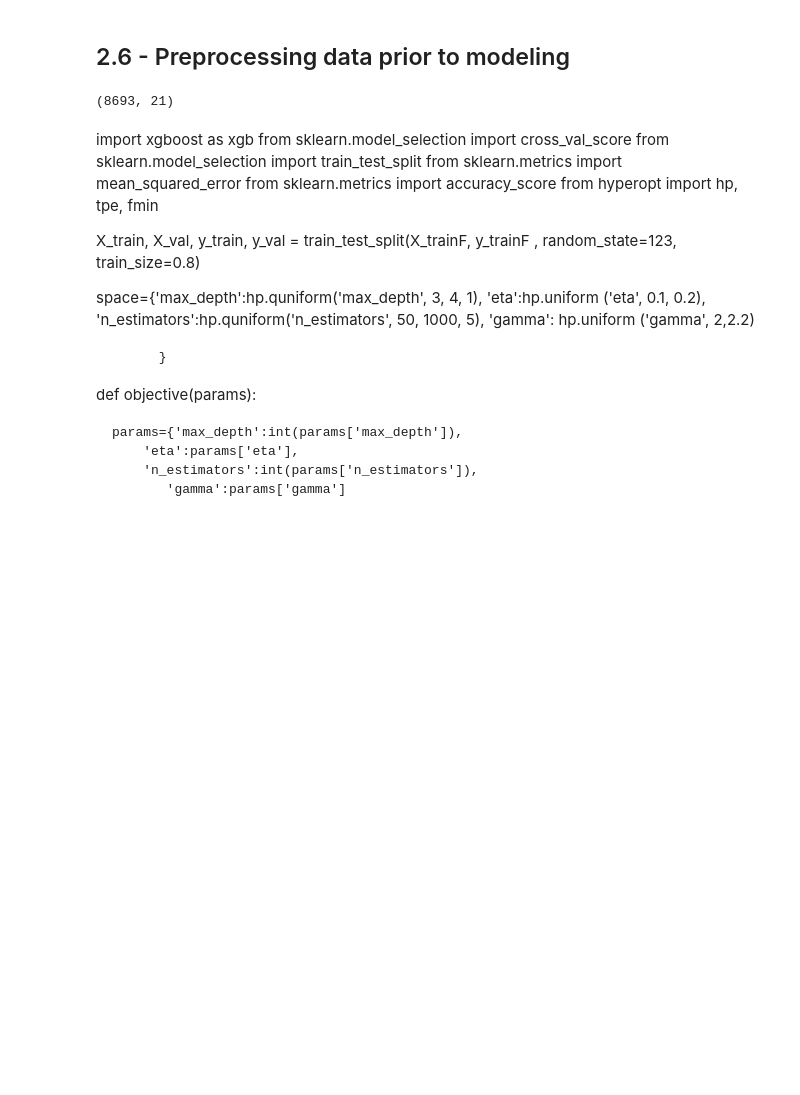
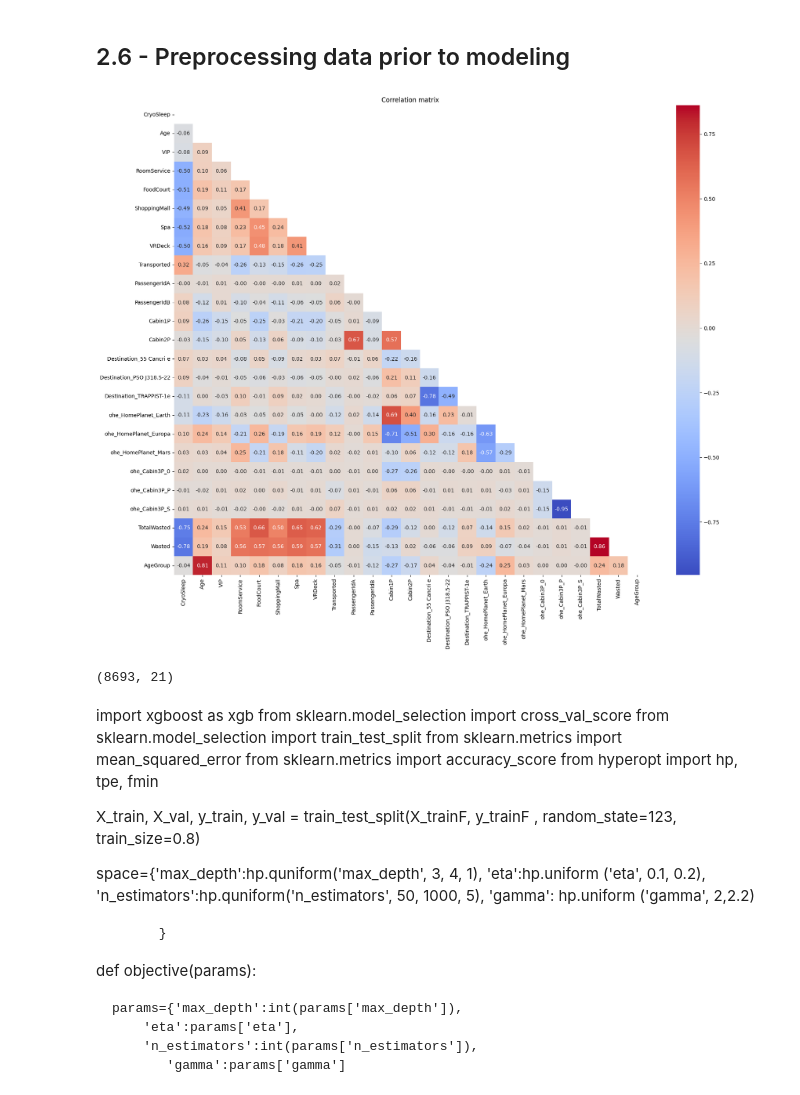
Before and after one commit to JMViJi/Spaceship-Titanic-Kaggle-Competition, a Jupyter notebook: spaceship-titanic.ipynb, the cells around one changed output. Saved outputs shown, nothing was run; the diff lists cells and outputs as text; code cells hidden in the pictures; blank space fills up the shorter version.

```diff
--- a/spaceship-titanic.ipynb
+++ b/spaceship-titanic.ipynb
@@ -469,3 +455,26 @@ X_train.head(25)
 # %% [markdown]
 ## 2.6 - Preprocessing data prior to modeling
+# %%
+X_train = X_train.drop(['First Name', 'Last Name'], axis=1)
+# %%
+import pandas as pd
+import seaborn as sns
+import matplotlib.pyplot as plt
+
+# Spearman correlation
+corr_matrix = X_train.corr(method='spearman')
+
+# Crear una máscara para el triángulo superior
+mask = np.triu(np.ones_like(corr_matrix, dtype=bool))
+
+# Configurar la figura de matplotlib
+plt.figure(figsize=(20, 16))
+
+# Dibujar el heatmap con la máscara
+sns.heatmap(corr_matrix, mask=mask, annot=True, fmt=".2f", cmap='coolwarm', cbar=True)
+
+plt.title("Correlation matrix")
+plt.show()
+# %% [output]
+[figure, added]
 # %%
```
Also changed, not shown: parts of 9 cells of this notebook, 3 other files.
